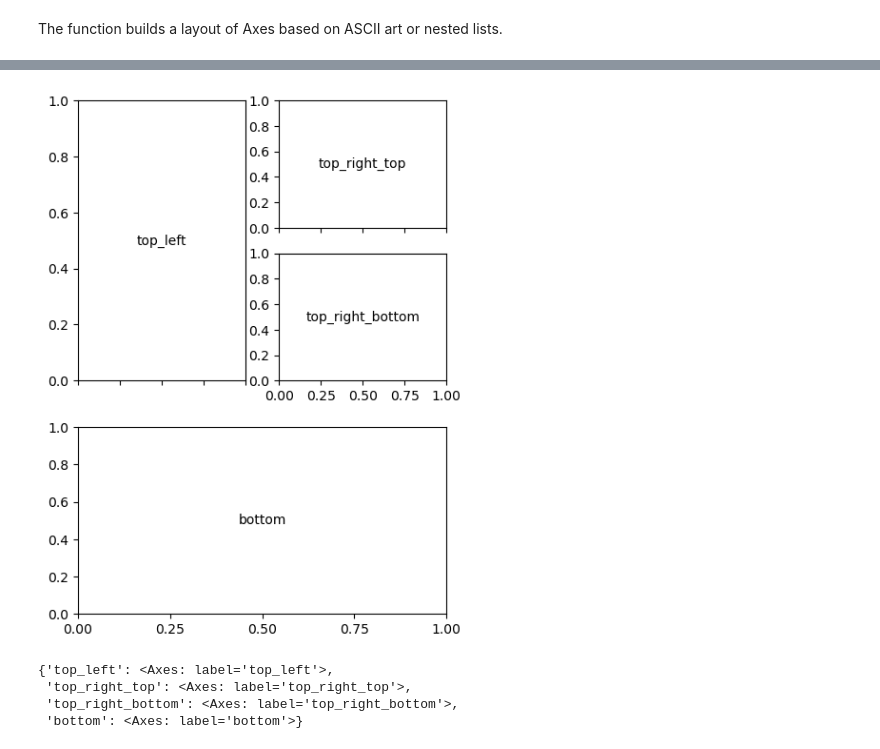
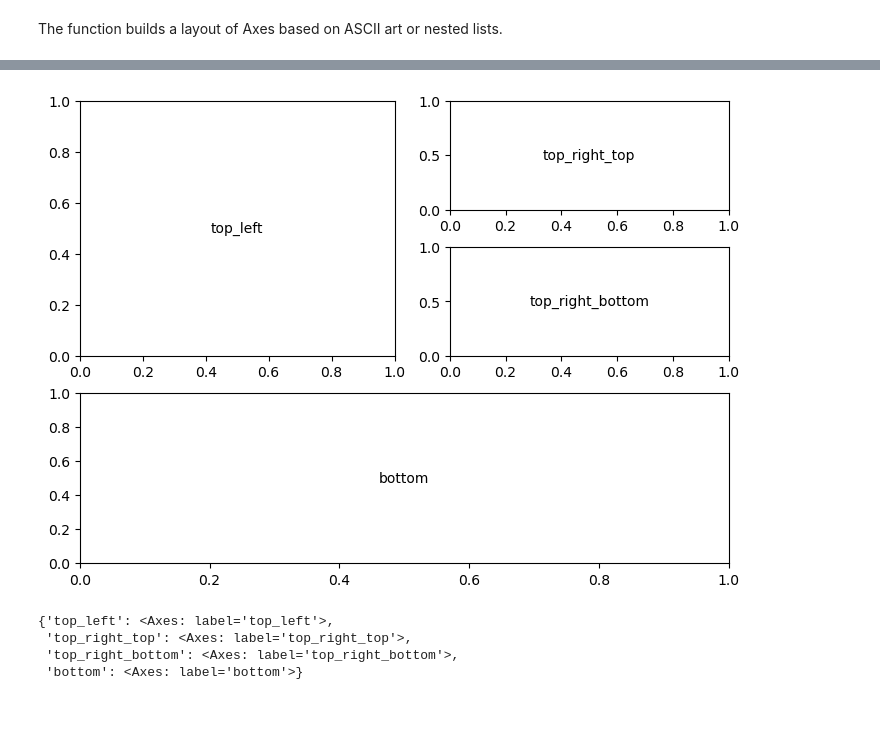
Before and after one commit to AindreaAjax/ML_Introduction, a Jupyter notebook: Data_Visualization/Matplotlib_Basics/06_arranging_multiple_axes_in_a_figure.ipynb, the cells around one changed output, grey strips where cells are left out. Cells and saved outputs as stored; diff of their text form; code cells hidden in the pictures; blank space fills up the shorter version.

```diff
--- a/Data_Visualization/Matplotlib_Basics/06_arranging_multiple_axes_in_a_figure.ipynb
+++ b/Data_Visualization/Matplotlib_Basics/06_arranging_multiple_axes_in_a_figure.ipynb
@@ -84,17 +84,18 @@ def annotate_axes(axes, text):
         x=0.5, y=0.5, s=text, horizontalalignment="center", verticalalignment="center"
     )
 # %%
-inner_layout = [["top_right_top"], ["top_right_bottom"]]
-outer_layout = [["top_left", inner_layout], ["bottom", "bottom"]]
+inner_layout = [["top_right_top"],
+                ["top_right_bottom"]]
+outer_layout = [["top_left", inner_layout],
+                ["bottom", "bottom"]]
 
-axd = plt.figure(figsize=(5, 7)).subplot_mosaic(
-    mosaic=outer_layout, height_ratios=[3, 2], sharex=True, sharey=True
-)
+axd = plt.figure(figsize=(7, 5), layout="constrained").subplot_mosaic(
+    mosaic=outer_layout, height_ratios=[3, 2])
 
 for ax_names, axes in axd.items():
     annotate_axes(axes, ax_names)
 # %% [output]
-[figure, old version]
+[figure, new version]
 # %%
 axd
 # %% [output]
```
Also changed, not shown: parts of 3 cells of this notebook, 9 other files.
